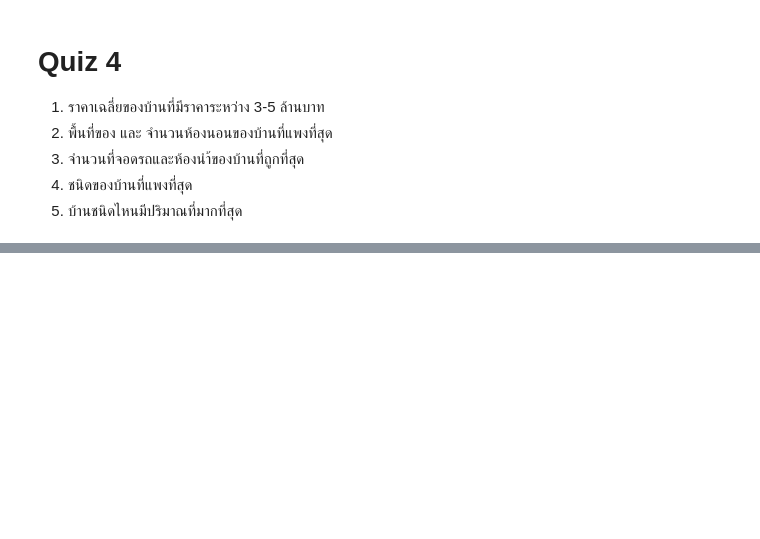
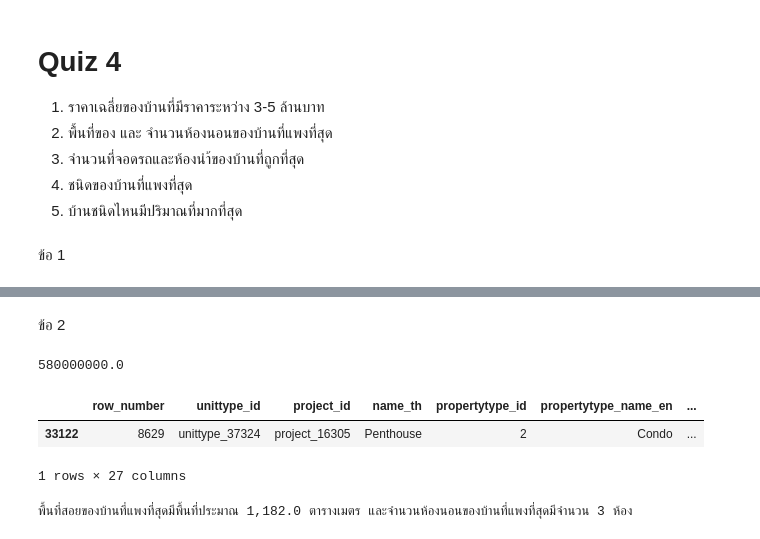
Before and after one commit to Ingapis/BasicProg_DataViz65, a Jupyter notebook: Pandas_Dataframe.ipynb, the cells around one changed output, grey strips where cells are left out. Saved outputs shown, nothing was run; the diff lists cells and outputs as text; code cells hidden in the pictures; blank space fills up the shorter version.

```diff
--- a/Pandas_Dataframe.ipynb
+++ b/Pandas_Dataframe.ipynb
@@ -208,4 +208,6 @@ datal[datal['price_min']>10000000] .describe()
 3. จำนวนที่จอดรถและห้องนำ้ของบ้านที่ถูกที่สุด
 4. ชนิดของบ้านที่แพงที่สุด
 5. บ้านชนิดไหนมีปริมาณที่มากที่สุด
+# %% [markdown]
+ข้อ 1
 # %%
@@ -220,3 +222,22 @@ datal[datal['price_min']>3000000&5000000] .describe()
 | 50% | 20872.000000 | 2.000000 | 50.000000 | 125.000000 | 3.200000e+06 | 2.000000 | ... |
 | 75% | 31526.000000 | 3.000000 | 60.000000 | 177.000000 | 5.489000e+06 | 3.000000 | ... |
 | max | 42625.000000 | 20000.000000 | 335.000000 | 4350.000000 | 5.800000e+08 | 10.000000 | ... |
+# %% [markdown]
+ข้อ 2
+# %%
+data1['price_min'].max()  # หาบ้านที่ราคาแพงที่สุด
+# %% [output]
+580000000.0
+# %%
+P = data1[data1['price_min']==580000000.0] # นำข้อมูลของบ้านที่แพงที่สุดเข้าตาราง P
+P
+# %% [output]
+|  | row_number | unittype_id | project_id | name_th | propertytype_id | propertytype_name_en | ... |
+| 33122 | 8629 | unittype_37324 | project_16305 | Penthouse | 2 | Condo | ... |
+1 rows × 27 columns
+# %%
+am = P['area_usable_min'][33122] # หาจำนวนพื้นที่ของบ้านที่แพงที่สุด โดยใช้การชี้ค่าในตาราง
+cb = P['count_room_bed'][33122]  # หาจำนวนห้องนอนของบ้านที่แพงที่สุด โดยใช้การชี้ค่าในตาราง
+print(f'พื้นที่สอยของบ้านที่แพงที่สุดมีพื้นที่ประมาณ {am:,} ตารางเมตร และจำนวนห้องนอนของบ้านที่แพงที่สุดมีจำนวน {cb:.0f} ห้อง')
+# %% [output]
+พื้นที่สอยของบ้านที่แพงที่สุดมีพื้นที่ประมาณ 1,182.0 ตารางเมตร และจำนวนห้องนอนของบ้านที่แพงที่สุดมีจำนวน 3 ห้อง
```
Also changed, not shown: parts of 23 cells of this notebook.
